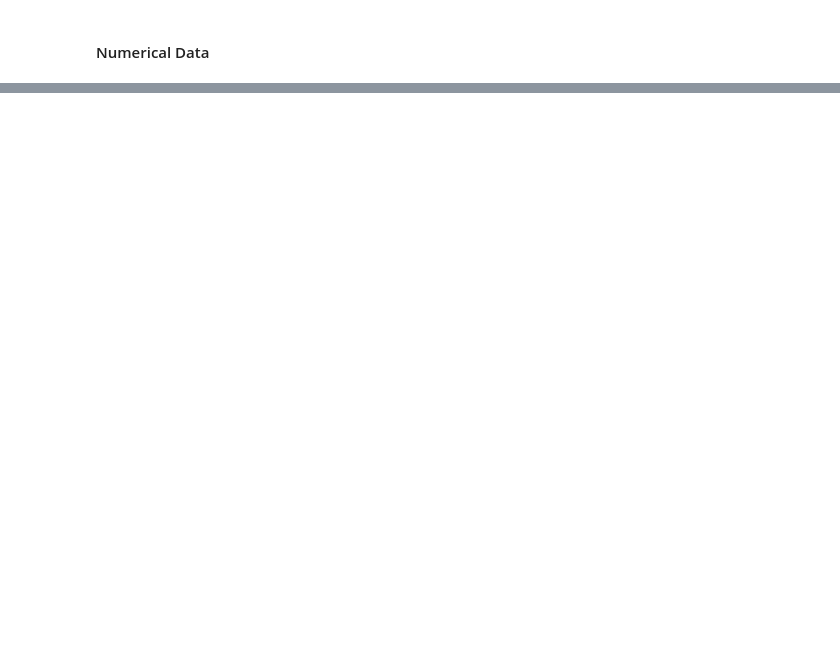
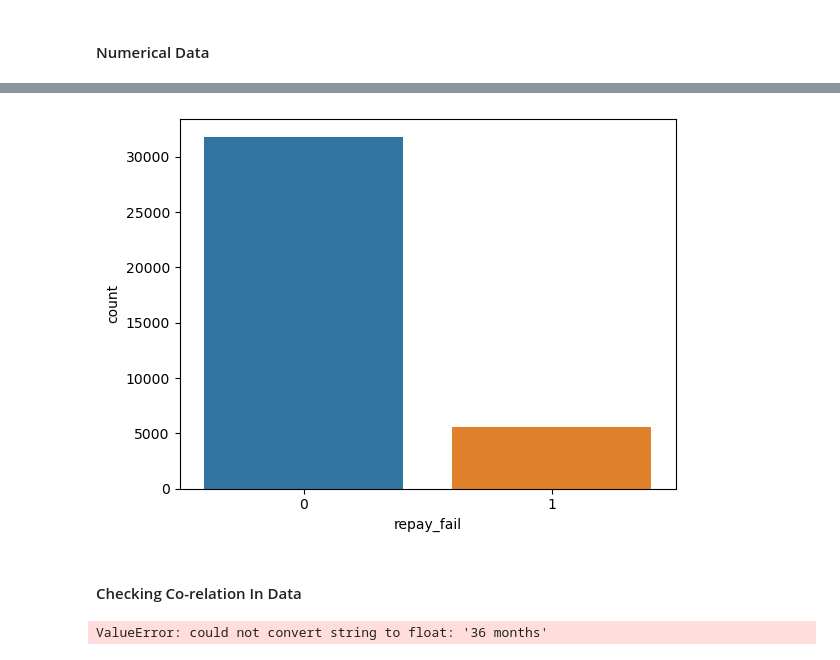
Before and after one commit to wazeefz/not-a-loan-shark, a Jupyter notebook: code/main.ipynb, the cells around one changed output, grey strips where cells are left out. Saved outputs shown, nothing was run; the diff lists cells and outputs as text; code cells hidden in the pictures; blank space fills up the shorter version.

```diff
--- a/code/main.ipynb
+++ b/code/main.ipynb
@@ -314,0 +471,2 @@ Total number of columns: 34
+# %%
+freq = df['zip_code'].value_counts(normalize=True)
@@ -316,0 +562,11 @@ Total number of columns: 34
+# %%
+sns.countplot(x=df['repay_fail'])
+plt.show()
+# %% [output]
+[figure, added]
+# %% [markdown]
+#### Checking Co-relation In Data
+# %%
+df.corr()
+# %% [output]
+ValueError: could not convert string to float: '36 months'
```
Also changed, not shown: parts of 22 cells of this notebook.
